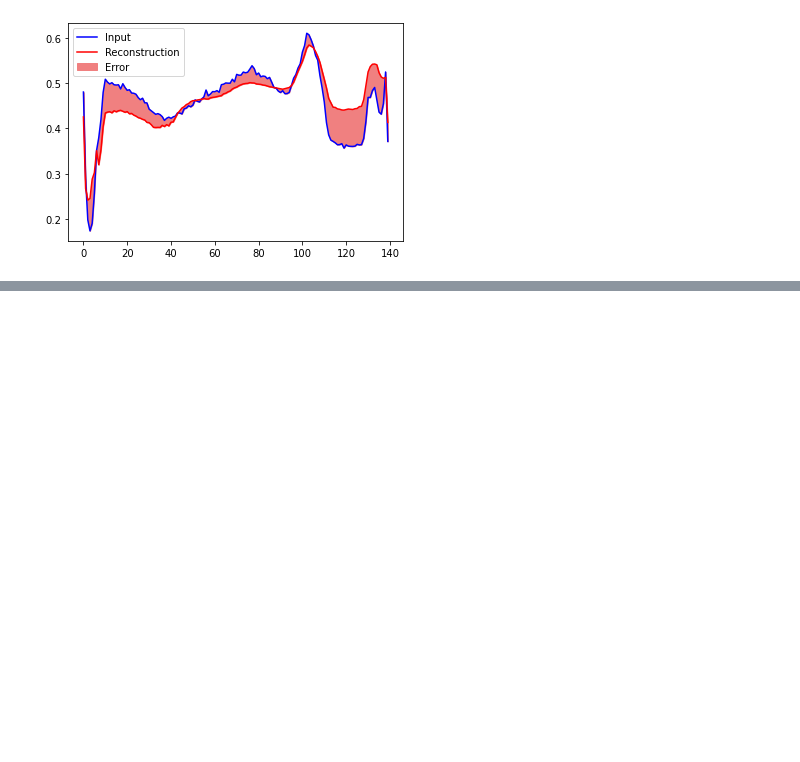
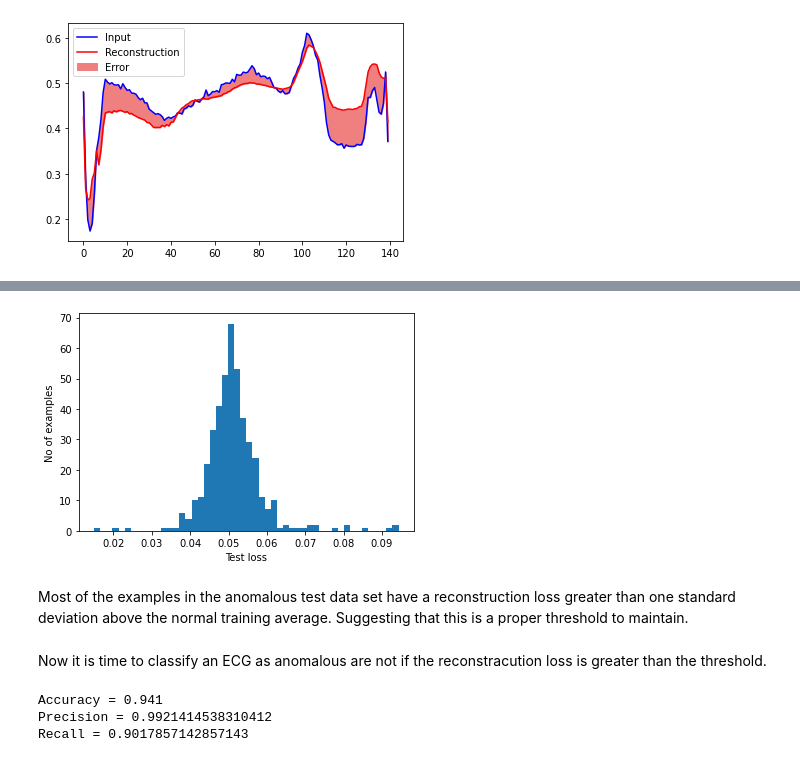
Before and after one commit to UmbertoFasci/Autoencoders, a Jupyter notebook: Notebooks/autoencoder_rundown.ipynb, the cells around one changed output, grey strips where cells are left out. Cells and saved outputs as stored; diff of their text form; code cells hidden in the pictures; blank space fills up the shorter version.

```diff
--- a/Notebooks/autoencoder_rundown.ipynb
+++ b/Notebooks/autoencoder_rundown.ipynb
@@ -420,0 +446,14 @@ plt.show()
+# %%
+reconstructions = autoencoder.predict(anamolous_test_data)
+test_loss = tf.keras.losses.mae(reconstructions, anamolous_test_data)
+
+plt.hist(test_loss[None, :], bins=50)
+plt.xlabel("Test loss")
+plt.ylabel("No of examples")
+plt.show()
+# %% [output]
+[figure, added]
+# %% [markdown]
+Most of the examples in the anomalous test data set have a reconstruction loss greater than one standard deviation above the normal training average. Suggesting that this is a proper threshold to maintain.
+# %% [markdown]
+Now it is time to classify an ECG as anomalous are not if the reconstracution loss is greater than the threshold.
@@ -420,0 +470,7 @@ plt.show()
+# %%
+preds = predict(autoencoder, test_data, threshold)
+print_stats(preds, test_labels)
+# %% [output]
+Accuracy = 0.941
+Precision = 0.9921414538310412
+Recall = 0.9017857142857143
```
Also changed, not shown: parts of 6 cells of this notebook.
